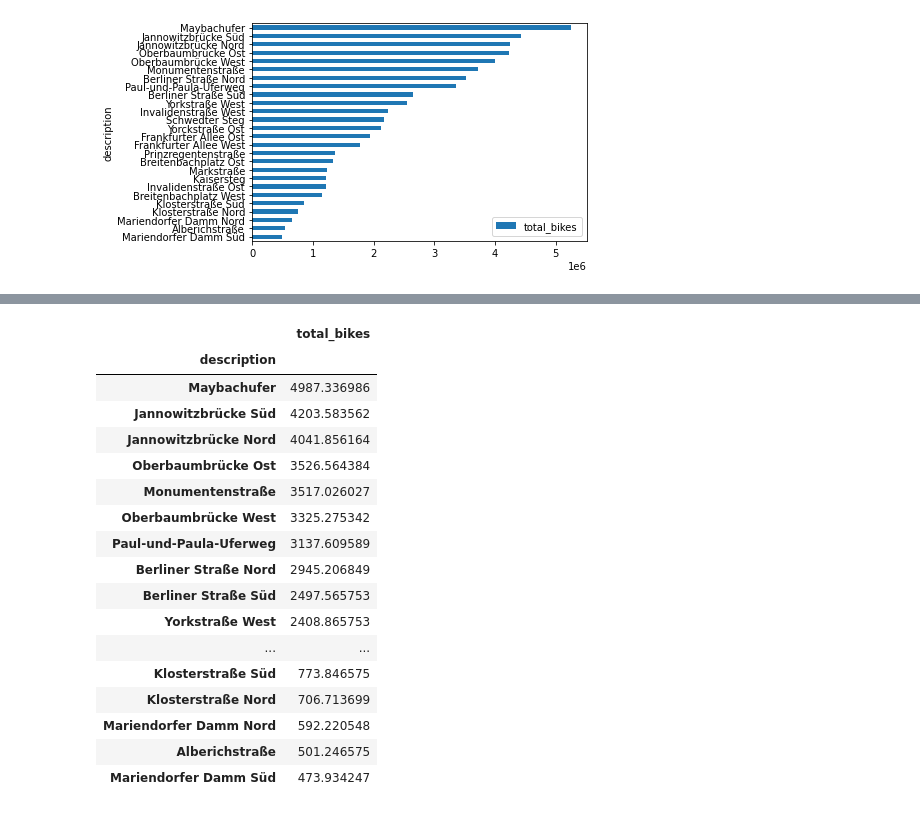
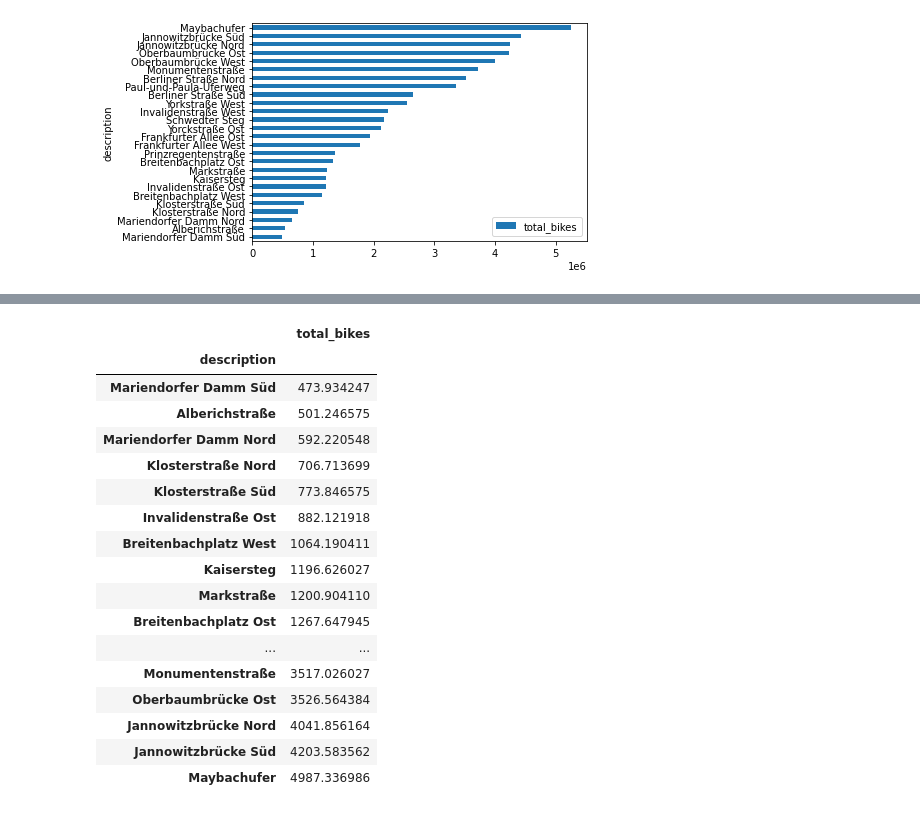
Before and after one commit to senzelden/berlin_bike_traffic, a Jupyter notebook: eda_general_key_points.ipynb, the cells around one changed output, grey strips where cells are left out. Drawn from its saved outputs; the diff is of its cells as text; code cells hidden in the pictures.

```diff
--- a/eda_general_key_points.ipynb
+++ b/eda_general_key_points.ipynb
@@ -57,21 +97,22 @@ dtype: int64
 # %%
-df[df.index.year.isin([2019, 2018])].groupby('description')[['total_bikes']].resample('D').sum().reset_index().groupby('description')[['total_bikes']].mean().sort_values('total_bikes', ascending=False)
+average_bike_count = df[df.index.year.isin([2019, 2018])].groupby('description')[['total_bikes']].resample('D').sum().reset_index().groupby('description')[['total_bikes']].mean().sort_values('total_bikes', ascending=True)
+average_bike_count
 # %% [output]
 |  | total_bikes |
 | description |  |
+| Mariendorfer Damm Süd | 473.934247 |
+| Alberichstraße | 501.246575 |
+| Mariendorfer Damm Nord | 592.220548 |
+| Klosterstraße Nord | 706.713699 |
+| Klosterstraße Süd | 773.846575 |
+| Invalidenstraße Ost | 882.121918 |
+| Breitenbachplatz West | 1064.190411 |
+| Kaisersteg | 1196.626027 |
+| Markstraße | 1200.904110 |
+| Breitenbachplatz Ost | 1267.647945 |
+| ... | ... |
+| Monumentenstraße | 3517.026027 |
+| Oberbaumbrücke Ost | 3526.564384 |
+| Jannowitzbrücke Nord | 4041.856164 |
+| Jannowitzbrücke Süd | 4203.583562 |
 | Maybachufer | 4987.336986 |
-| Jannowitzbrücke Süd | 4203.583562 |
-| Jannowitzbrücke Nord | 4041.856164 |
-| Oberbaumbrücke Ost | 3526.564384 |
-| Monumentenstraße | 3517.026027 |
-| Oberbaumbrücke West | 3325.275342 |
-| Paul-und-Paula-Uferweg | 3137.609589 |
-| Berliner Straße Nord | 2945.206849 |
-| Berliner Straße Süd | 2497.565753 |
-| Yorkstraße West | 2408.865753 |
-| ... | ... |
-| Klosterstraße Süd | 773.846575 |
-| Klosterstraße Nord | 706.713699 |
-| Mariendorfer Damm Nord | 592.220548 |
-| Alberichstraße | 501.246575 |
-| Mariendorfer Damm Süd | 473.934247 |
```
Also changed, not shown: parts of 6 cells of this notebook.
